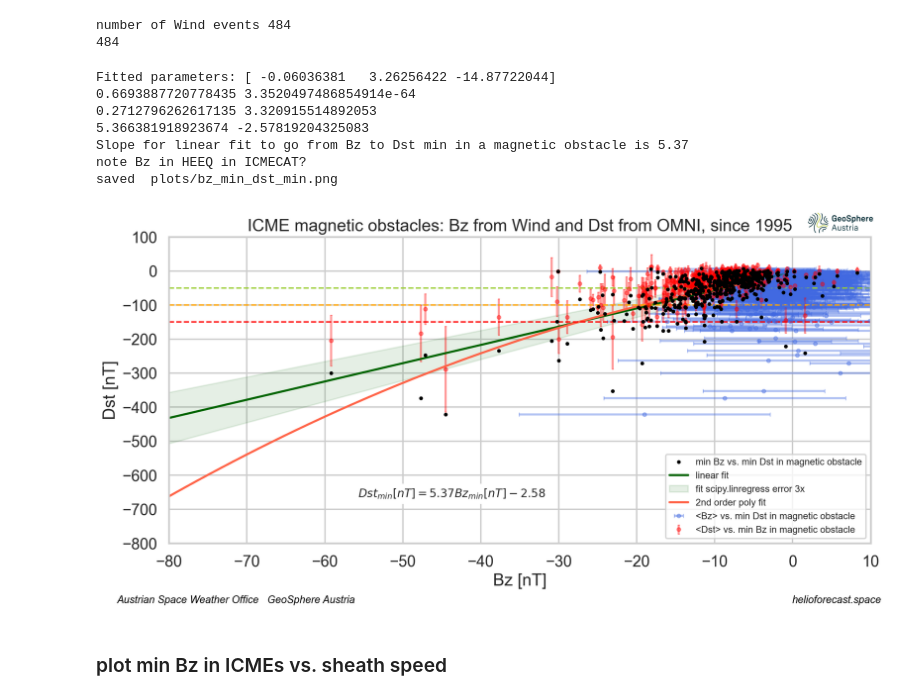
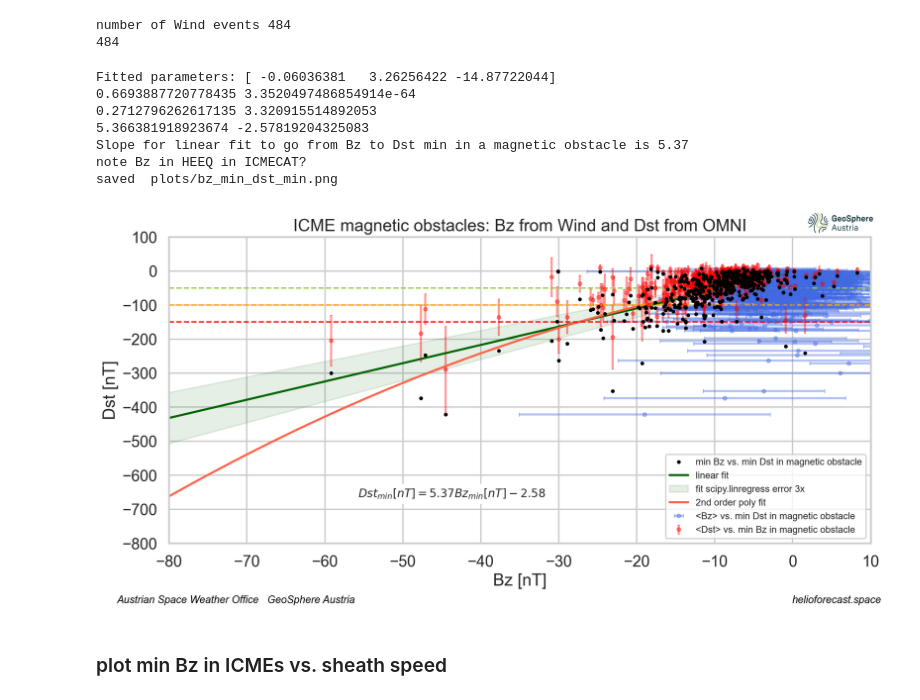
Before and after one commit to helioforecast/mfpred, a Jupyter notebook: mfrpred_deploy.ipynb, the cells around one changed output. Drawn from its saved outputs; the diff is of its cells as text; code cells hidden in the pictures.

Commit message:
plot changes

```diff
--- a/mfrpred_deploy.ipynb
+++ b/mfrpred_deploy.ipynb
@@ -429,7 +429,7 @@ if make_indices > 0:
 number of Wind events 484
 484
 # %%
-fig=plt.figure(figsize=(12,6),dpi=200)
+fig=plt.figure(figsize=(12,6),dpi=150)
 ax1 = plt.subplot(111)
 
 ax1.errorbar(bz_mean, dst_min, xerr=bz_std, color='royalblue',fmt='o', ecolor='royalblue', markersize=4,capsize=2,alpha=0.4, label='<Bz> vs. min Dst in magnetic obstacle')
@@ -444,7 +444,7 @@ ax1.plot(bz_min,dst_min,'ok',markersize=3, label='min Bz vs. min Dst in magnetic
 ax1.set_xlim(-80,10)
 ax1.set_ylim(-800,100)
 
-plt.title('ICME magnetic obstacles: Bz from Wind and Dst from OMNI, since 1995')
+plt.title('ICME magnetic obstacles: Bz from Wind and Dst from OMNI')
 
 ax1.set_xlabel('Bz [nT]')
 ax1.set_ylabel('Dst [nT]')
@@ -506,34 +506,34 @@ ax1.axhline(y=-150, color='red', linestyle='--',label='',lw=1.5)
 
 
 logo = plt.imread('logo/GSA_Basislogo_Positiv_RGB_XXS.png')
 newax = fig.add_axes([0.89,0.89,0.08,0.08], anchor='NE', zorder=1)
 newax.imshow(logo)
 newax.axis('off')
 
 
 plt.tight_layout()
 
 print('Slope for linear fit to go from Bz to Dst min in a magnetic obstacle is', np.round(res.slope,2))
 print('note Bz in HEEQ in ICMECAT?')
 
 fsize=15
 plt.figtext(0.04,0.01,'Austrian Space Weather Office   GeoSphere Austria', color='black', ha='left',fontsize=fsize-4, style='italic')
 plt.figtext(0.98,0.01,'helioforecast.space', color='black', ha='right',fontsize=fsize-4, style='italic')
 
 
 savefile='plots/bz_min_dst_min.png'
 plt.savefig(savefile)
 print('saved ',savefile)
 print()
 # %% [output]
 Fitted parameters: [ -0.06036381   3.26256422 -14.87722044]
 0.6693887720778435 3.3520497486854914e-64
 0.2712796262617135 3.320915514892053
 5.366381918923674 -2.57819204325083
 Slope for linear fit to go from Bz to Dst min in a magnetic obstacle is 5.37
 note Bz in HEEQ in ICMECAT?
 saved  plots/bz_min_dst_min.png
-[figure, old version]
+[figure, new version]
 # %%
 # make the same for product V x Bz, or for newell coupling
 # predict Bz and V, make Newell coupling, compare to observed Newell coupling
```
Also changed, not shown: parts of 2 cells of this notebook, 4 other files.
